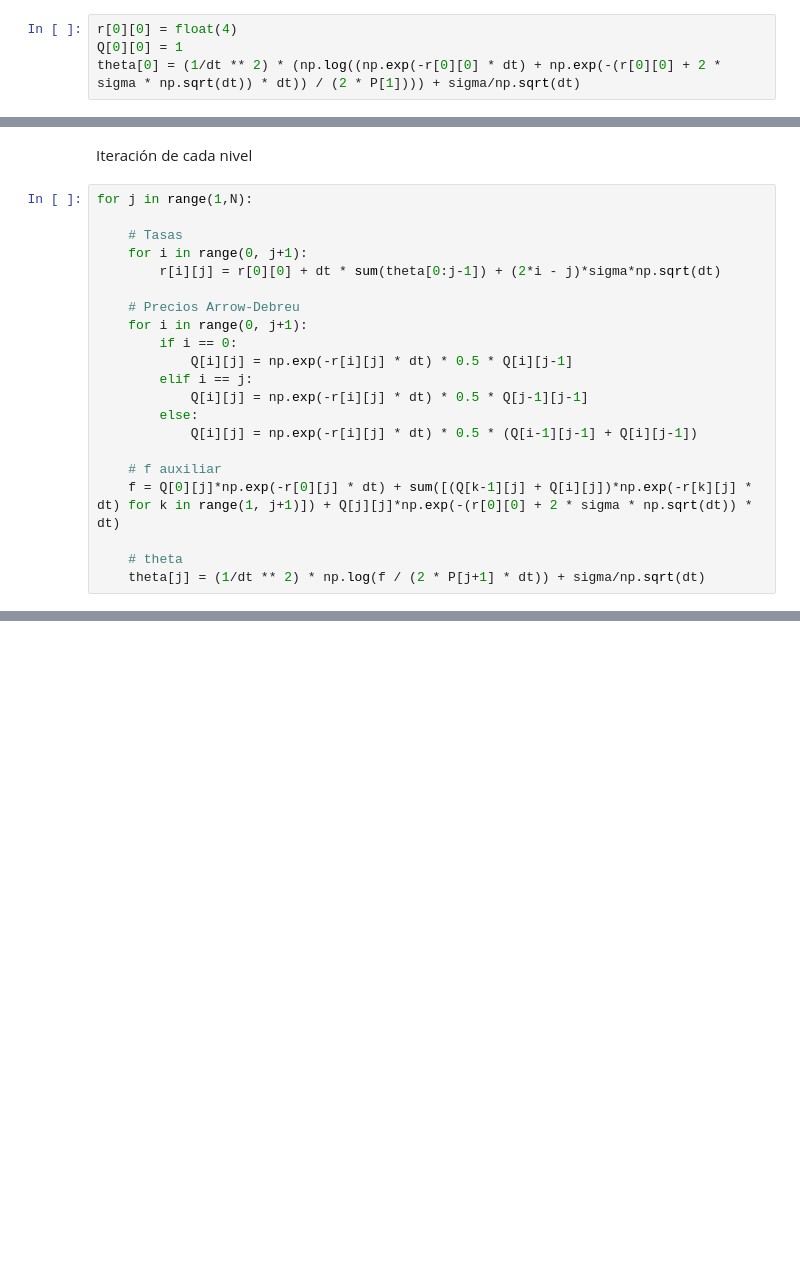
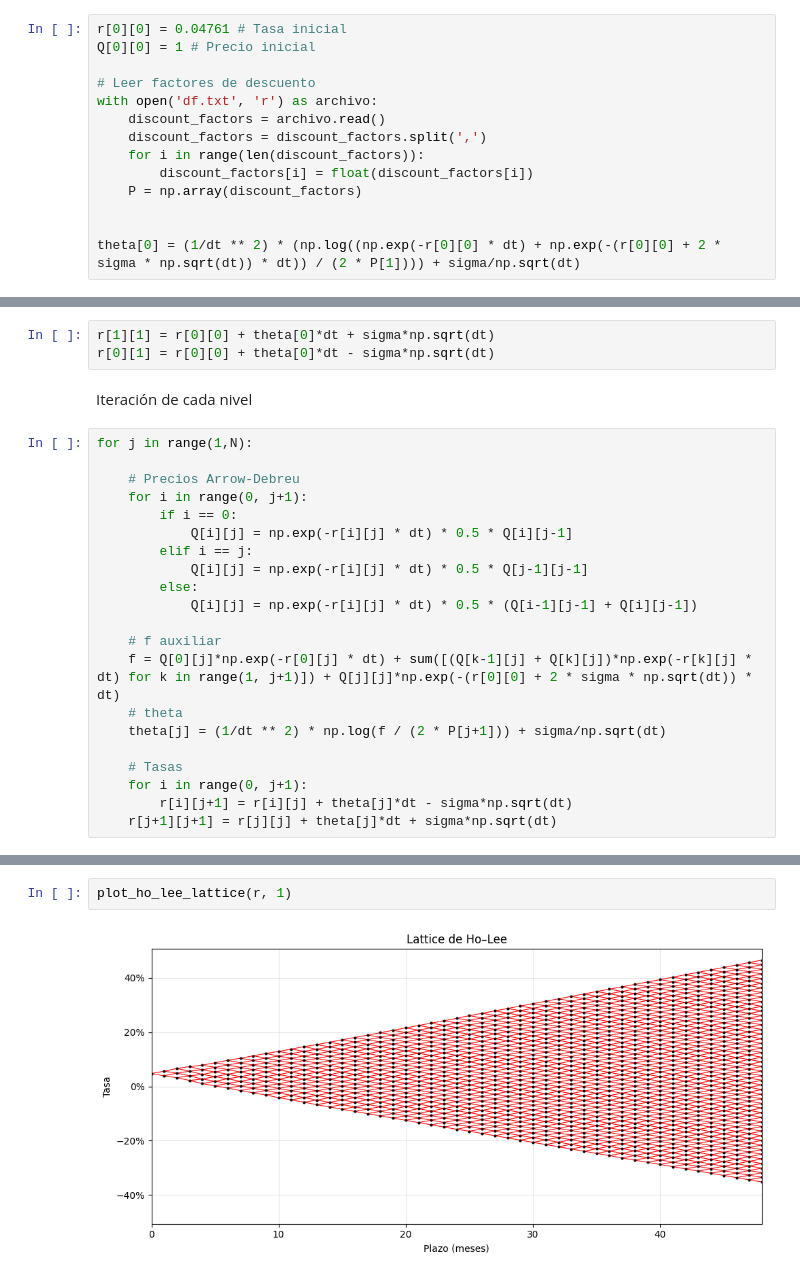
Before and after one commit to vgalfaro/capstone, a Jupyter notebook: holee.ipynb, the cells around one changed output, grey strips where cells are left out. Saved outputs shown, nothing was run; the diff lists cells and outputs as text; blank space fills up the shorter version.

```diff
--- a/holee.ipynb
+++ b/holee.ipynb
@@ -14,6 +13,16 @@ sigma = 1 # Volatilidad
 # %% [markdown]
 Llenar estado inicial
 # %%
-r[0][0] = float(4)
-Q[0][0] = 1
+r[0][0] = 0.04761 # Tasa inicial
+Q[0][0] = 1 # Precio inicial
+
+# Leer factores de descuento
+with open('df.txt', 'r') as archivo:
+    discount_factors = archivo.read()
+    discount_factors = discount_factors.split(',')
+    for i in range(len(discount_factors)):
+        discount_factors[i] = float(discount_factors[i])
+    P = np.array(discount_factors)
+
+
 theta[0] = (1/dt ** 2) * (np.log((np.exp(-r[0][0] * dt) + np.exp(-(r[0][0] + 2 * sigma * np.sqrt(dt)) * dt)) / (2 * P[1]))) + sigma/np.sqrt(dt)
@@ -20,11 +31,10 @@ theta[0] = (1/dt ** 2) * (np.log((np.exp(-r[0][0] * dt) + np.exp(-(r[0][0] + 2 *
+# %%
+r[1][1] = r[0][0] + theta[0]*dt + sigma*np.sqrt(dt)
+r[0][1] = r[0][0] + theta[0]*dt - sigma*np.sqrt(dt)
 # %% [markdown]
 Iteración de cada nivel
 # %%
 for j in range(1,N):
-
-    # Tasas
-    for i in range(0, j+1):
-        r[i][j] = r[0][0] + dt * sum(theta[0:j-1]) + (2*i - j)*sigma*np.sqrt(dt)
 
     # Precios Arrow-Debreu
     for i in range(0, j+1):
@@ -36,7 +46,11 @@ for j in range(1,N):
             Q[i][j] = np.exp(-r[i][j] * dt) * 0.5 * (Q[i-1][j-1] + Q[i][j-1])
 
     # f auxiliar
-    f = Q[0][j]*np.exp(-r[0][j] * dt) + sum([(Q[k-1][j] + Q[i][j])*np.exp(-r[k][j] * dt) for k in range(1, j+1)]) + Q[j][j]*np.exp(-(r[0][0] + 2 * sigma * np.sqrt(dt)) * dt)
+    f = Q[0][j]*np.exp(-r[0][j] * dt) + sum([(Q[k-1][j] + Q[k][j])*np.exp(-r[k][j] * dt) for k in range(1, j+1)]) + Q[j][j]*np.exp(-(r[0][0] + 2 * sigma * np.sqrt(dt)) * dt)
+    # theta
+    theta[j] = (1/dt ** 2) * np.log(f / (2 * P[j+1])) + sigma/np.sqrt(dt)
 
-    # theta
-    theta[j] = (1/dt ** 2) * np.log(f / (2 * P[j+1] * dt)) + sigma/np.sqrt(dt)
+    # Tasas
+    for i in range(0, j+1):
+        r[i][j+1] = r[i][j] + theta[j]*dt - sigma*np.sqrt(dt)
+    r[j+1][j+1] = r[j][j] + theta[j]*dt + sigma*np.sqrt(dt)
@@ -44,0 +103,4 @@ IndexError: list index out of range
+# %%
+plot_ho_lee_lattice(r, 1)
+# %% [output]
+[figure, added]
```
Also changed, not shown: parts of 4 cells of this notebook, 1 other file.
